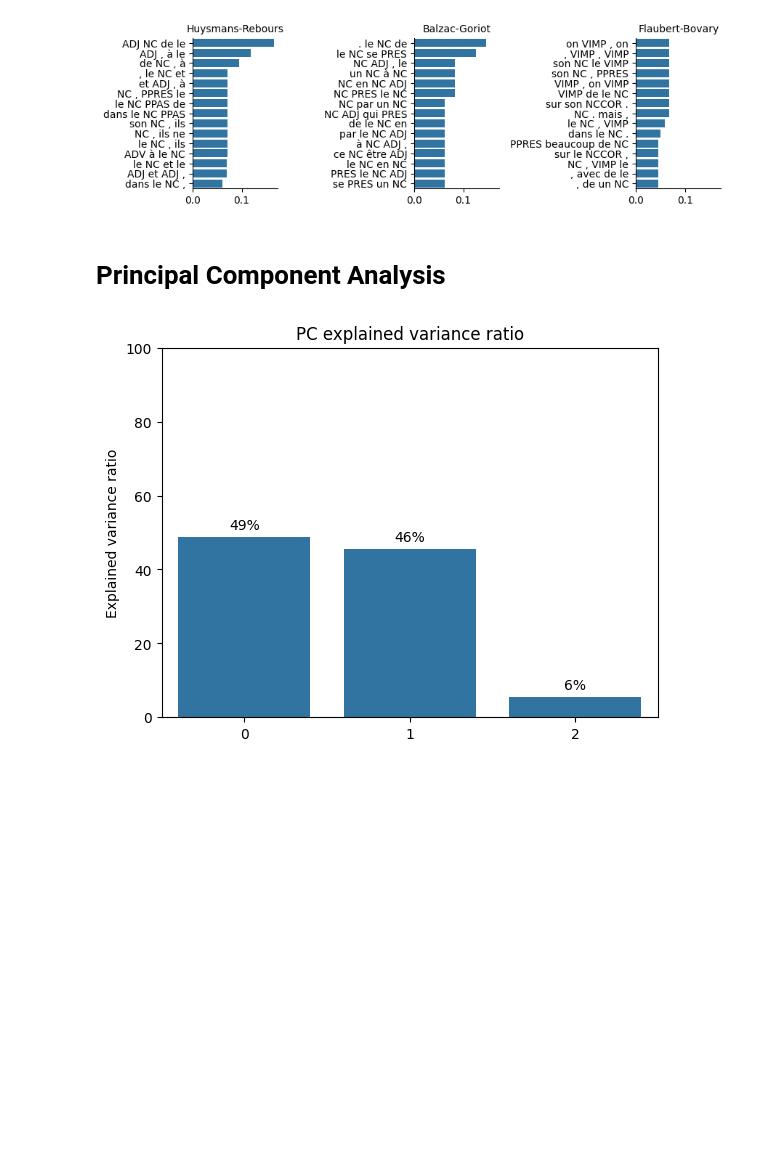
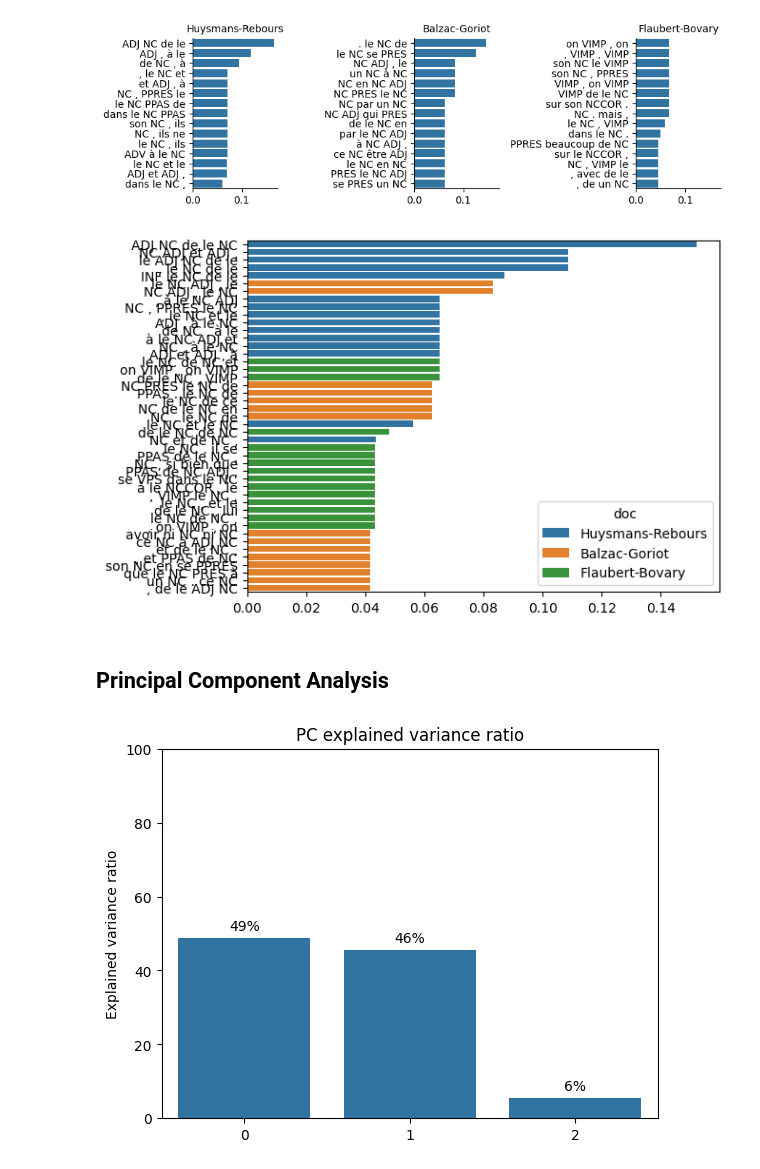
Before and after one commit to Malichot/PyMotifs, a Jupyter notebook: notebooks/0_Pipeline_Motifs.ipynb, the cells around one changed output. Drawn from its saved outputs; the diff is of its cells as text; code cells hidden in the pictures; blank space fills up the shorter version.

```diff
--- a/notebooks/0_Pipeline_Motifs.ipynb
+++ b/notebooks/0_Pipeline_Motifs.ipynb
@@ -83,8 +134,13 @@ tfidf = pipeline.get_features(feature)
 plot_tf_idf(tfidf, n_tokens=15, plot_type="sep")
 # %% [output]
 [figure]
+# %%
+tfidf = pipeline.get_features(feature)
+plot_tf_idf(tfidf, n_tokens=15, plot_type="group")
+# %% [output]
+[figure, added]
 # %% [markdown]
-# Principal Component Analysis
+## Principal Component Analysis
 # %%
 pca = pca_transform(
     tfidf.pivot_table(
```
Also changed, not shown: parts of 61 cells of this notebook.
